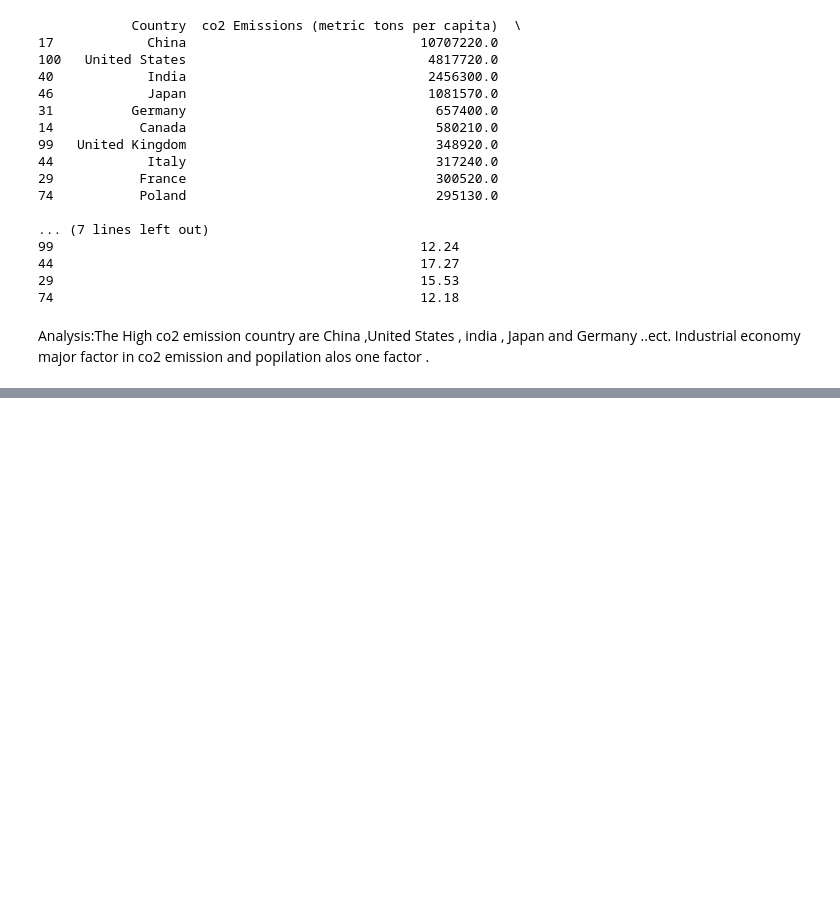
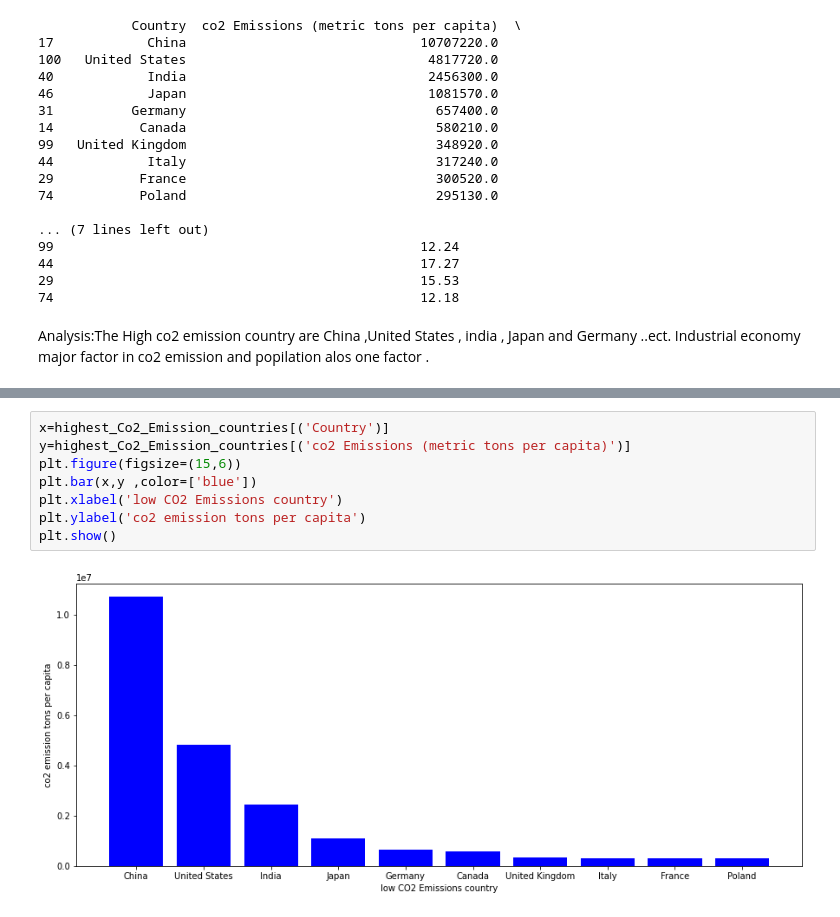
Before and after one commit to yosieph/Project1, a Jupyter notebook: project1.ipynb, the cells around one changed output, grey strips where cells are left out. Saved outputs shown, nothing was run; the diff lists cells and outputs as text; blank space fills up the shorter version.

```diff
--- a/project1.ipynb
+++ b/project1.ipynb
@@ -945,0 +963,10 @@ Analysis:The High co2 emission  country  are China ,United States , india , Japa
+# %%
+x=highest_Co2_Emission_countries[('Country')]
+y=highest_Co2_Emission_countries[('co2 Emissions (metric tons per capita)')]
+plt.figure(figsize=(15,6))
+plt.bar(x,y ,color=['blue'])
+plt.xlabel('low CO2 Emissions country')
+plt.ylabel('co2 emission tons per capita')
+plt.show()
+# %% [output]
+[figure, added]
```
Also changed, not shown: parts of 5 cells of this notebook.
